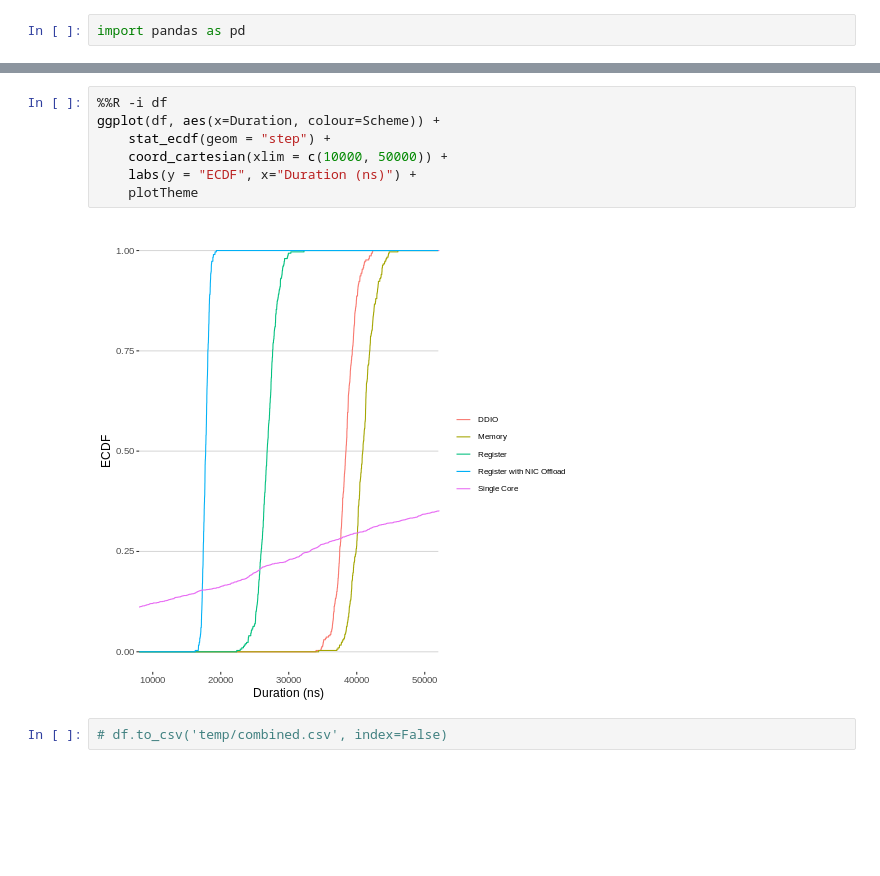
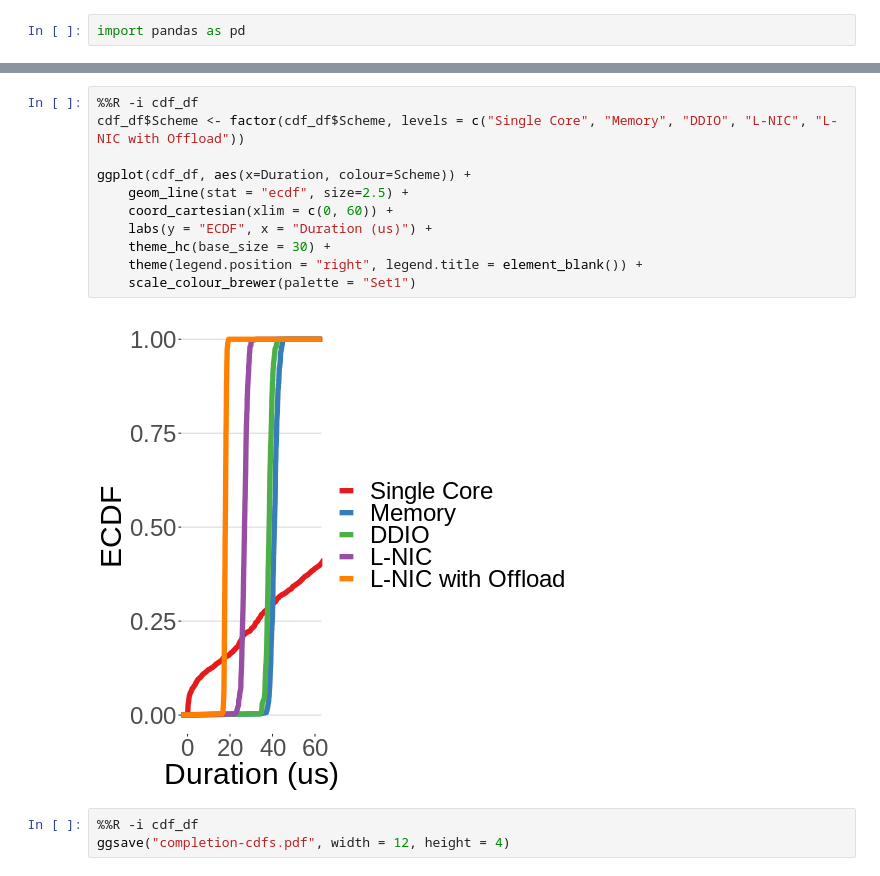
Before and after one commit to l-nic/othello-sim, a Jupyter notebook: HotNets-plots-in-Python-R.ipynb, the cells around one changed output, grey strips where cells are left out. Saved outputs shown, nothing was run; the diff lists cells and outputs as text; blank space fills up the shorter version.

Commit message:
adding R plots

```diff
--- a/HotNets-plots-in-Python-R.ipynb
+++ b/HotNets-plots-in-Python-R.ipynb
@@ -55,11 +60,16 @@ df.head()
-# %%
-%%R -i df
-ggplot(df, aes(x=Duration, colour=Scheme)) +
-    stat_ecdf(geom = "step") +
-    coord_cartesian(xlim = c(10000, 50000)) +
-    labs(y = "ECDF", x="Duration (ns)") +
-    plotTheme
-# %% [output]
-[figure, removed]
-# %%
-# df.to_csv('temp/combined.csv', index=False)
+# %%
+%%R -i cdf_df
+cdf_df$Scheme <- factor(cdf_df$Scheme, levels = c("Single Core", "Memory", "DDIO", "L-NIC", "L-NIC with Offload"))
+
+ggplot(cdf_df, aes(x=Duration, colour=Scheme)) +
+    geom_line(stat = "ecdf", size=2.5) +
+    coord_cartesian(xlim = c(0, 60)) +
+    labs(y = "ECDF", x = "Duration (us)") +
+    theme_hc(base_size = 30) +
+    theme(legend.position = "right", legend.title = element_blank()) +
+    scale_colour_brewer(palette = "Set1")
+# %% [output]
+[figure, added]
+# %%
+%%R -i cdf_df
+ggsave("completion-cdfs.pdf", width = 12, height = 4)
```
Also changed, not shown: parts of 12 cells of this notebook, 23 other files.
